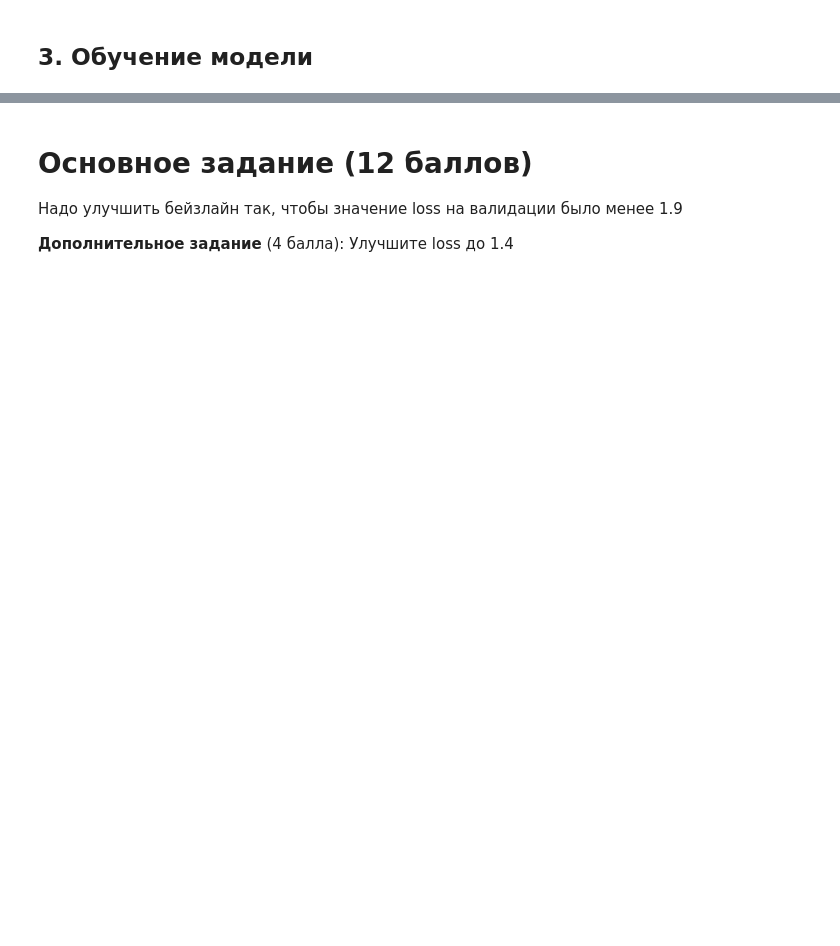
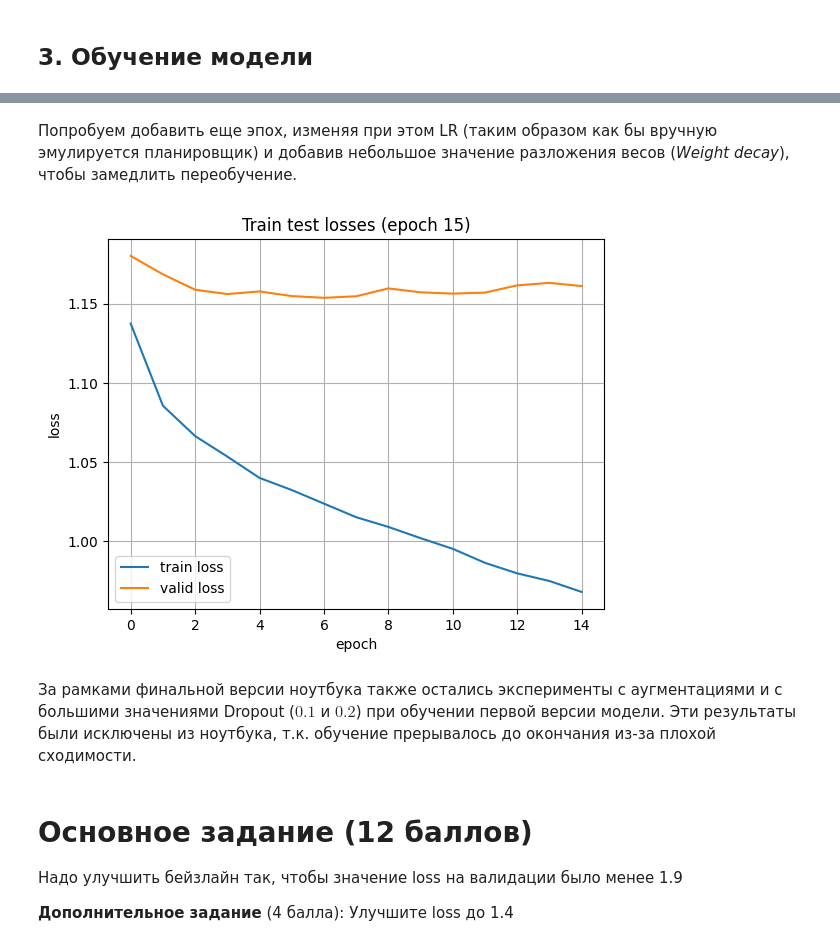
Before and after one commit to kolonist/asr_itmo_practice, a Jupyter notebook: asr_lab3.ipynb, the cells around one changed output, grey strips where cells are left out. Cells and saved outputs as stored; diff of their text form; code cells hidden in the pictures; blank space fills up the shorter version.

```diff
--- a/asr_lab3.ipynb
+++ b/asr_lab3.ipynb
@@ -551,0 +834,29 @@ torch.save(results, 'baseline.trainer')
+# %% [markdown]
+Попробуем добавить еще эпох, изменяя при этом LR (таким образом как бы вручную эмулируется планировщик) и добавив небольшое значение разложения весов (_Weight decay_), чтобы замедлить переобучение.
+# %%
+def experiment4():
+    # Запуск полноценного обучения модели
+    # TODO: Тюнинг гиперпараметров
+    fe = FeatureExtractor(
+        use_augmentation=False,
+    )
+    test_dataset = FeatsPhoneDataset('timit/data/TEST/', feature_extractor=fe, phone2id=PHONE2ID)
+    train_dataset = FeatsPhoneDataset('timit/data/TRAIN/', feature_extractor=fe, phone2id=PHONE2ID)
+    train_dataloader = torch.utils.data.DataLoader(train_dataset, batch_size=24,
+                                               num_workers=1, collate_fn=train_dataset.collate_pad, shuffle=True)
+    test_dataloader = torch.utils.data.DataLoader(test_dataset, batch_size=16,
+                                               num_workers=1, collate_fn=test_dataset.collate_pad, shuffle=False)
+
+    trainer = results.to("cuda")
+
+    # меняем оптимизатор
+    trainer.optimizer = Lion(trainer.model.parameters(), lr=0.001, weight_decay=0.01)
+    trainer.fit(train_dataloader, epochs=15, valid_dataloader=test_dataloader, plot_losses=True)
+
+    trainer.optimizer = Lion(trainer.model.parameters(), lr=0.0001, weight_decay=0.01)
+    trainer.fit(train_dataloader, epochs=15, valid_dataloader=test_dataloader, plot_losses=True)
+
+    return trainer.to('cpu')
+results = experiment4()
+# %% [output]
+[figure, added]
@@ -552,3 +865,5 @@ torch.save(results, 'baseline.trainer')
+# %% [markdown]
+За рамками финальной версии ноутбука также остались эксперименты с аугментациями и с большими значениями Dropout ($0.1$ и $0.2$) при обучении первой версии модели. Эти результаты были исключены из ноутбука, т.к. обучение прерывалось до окончания из-за плохой сходимости.
 # %% [markdown]
 # Основное задание (12 баллов)
 Надо улучшить бейзлайн так, чтобы значение loss на валидации было менее 1.9
```
Also changed, not shown: parts of 23 cells of this notebook.
